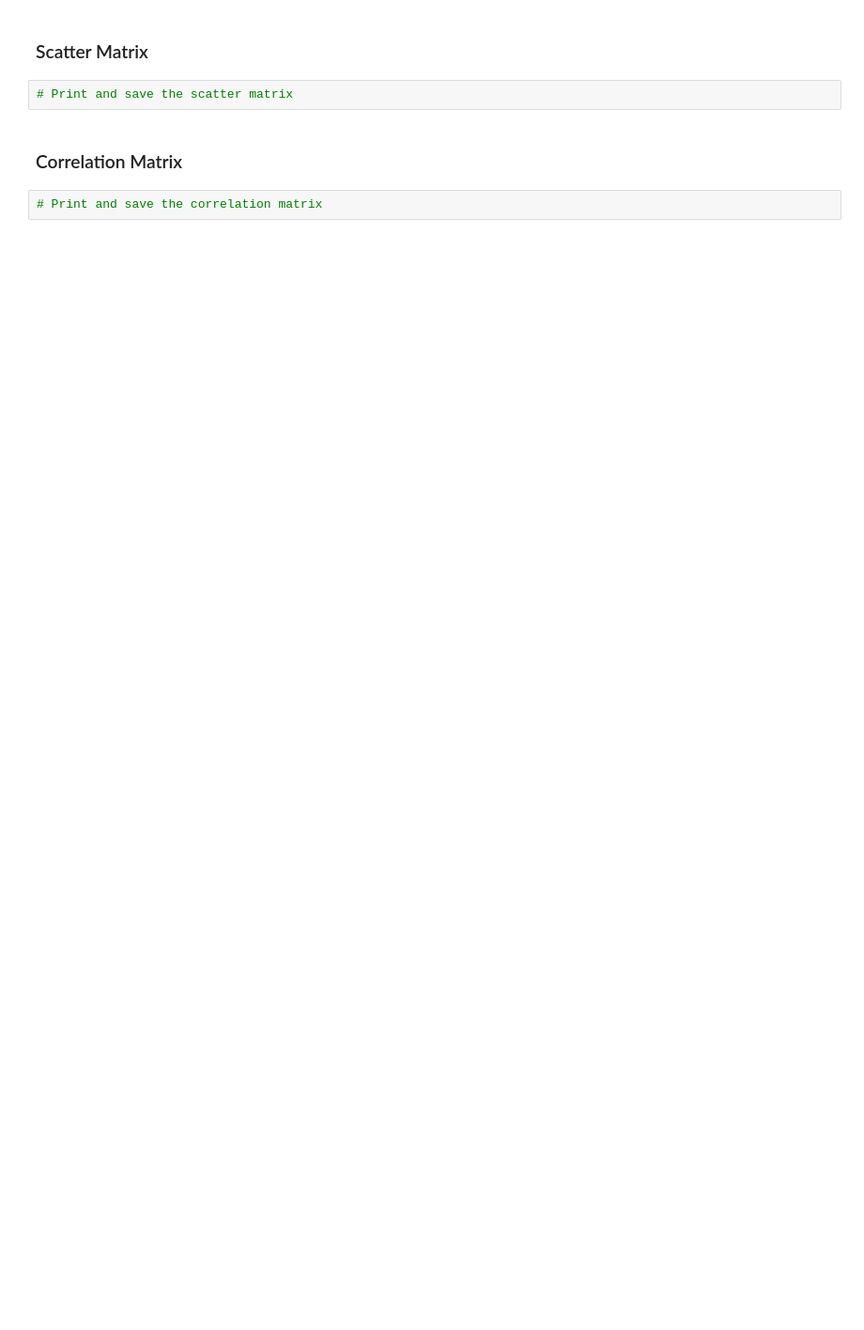
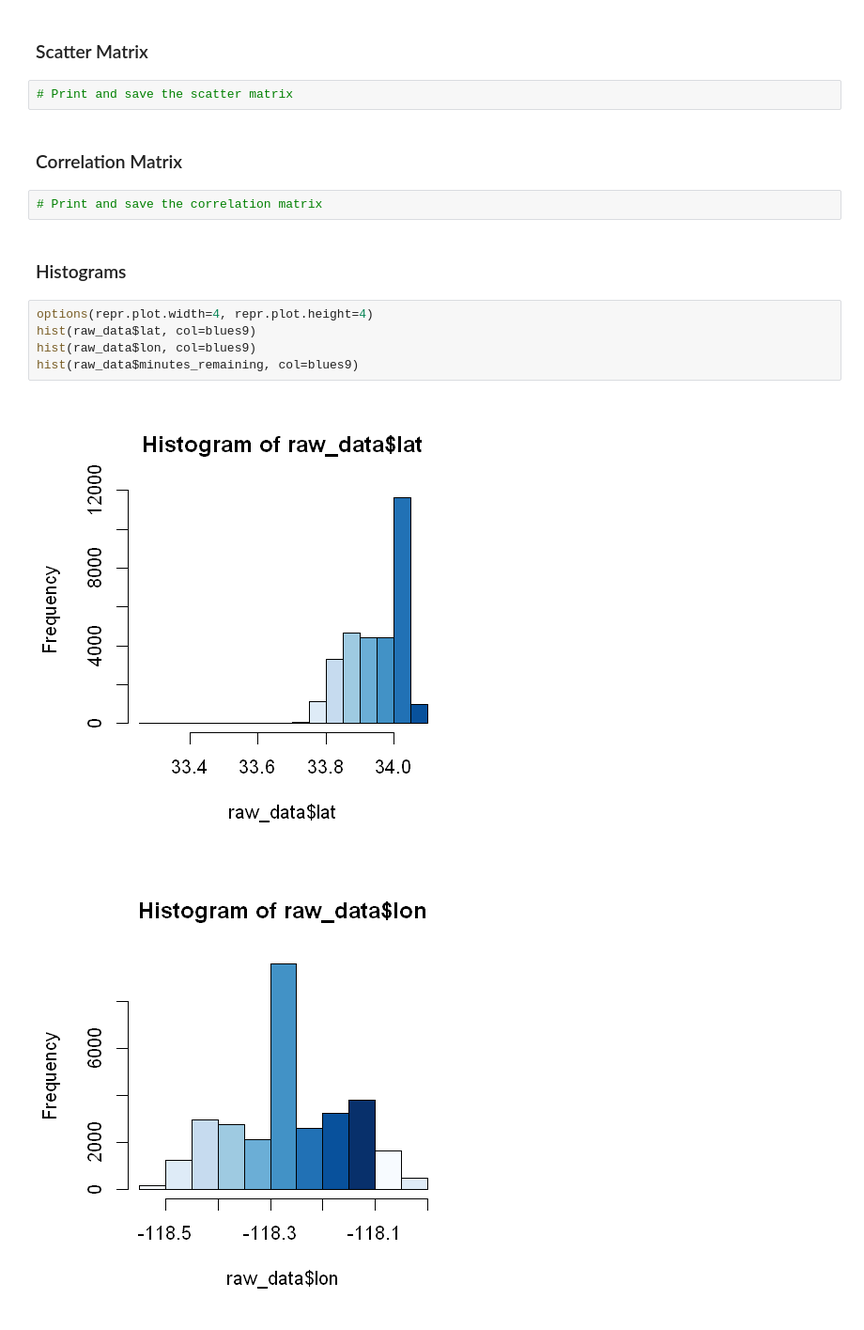
Before and after one commit to brunocalou/Kobe-Bryant-Shot-Selection, a Jupyter notebook: app.ipynb, the cells around one changed output. Shown at 94% size. Cells and saved outputs as stored; diff of their text form; blank space fills up the shorter version.

Commit message:
Added histograms

```diff
--- a/app.ipynb
+++ b/app.ipynb
@@ -112,3 +114,13 @@ pie(prop, labels=lbls, col=rainbow(length(lbls)), main="Class distribution")
 ### Correlation Matrix
 # %%
 # Print and save the correlation matrix
+# %% [markdown]
+### Histograms
+# %%
+options(repr.plot.width=4, repr.plot.height=4)
+hist(raw_data$lat, col=blues9)
+hist(raw_data$lon, col=blues9)
+hist(raw_data$minutes_remaining, col=blues9)
+# %% [output]
+[figure, added]
+[figure, added]
```
Also changed, not shown: parts of 3 cells of this notebook.
